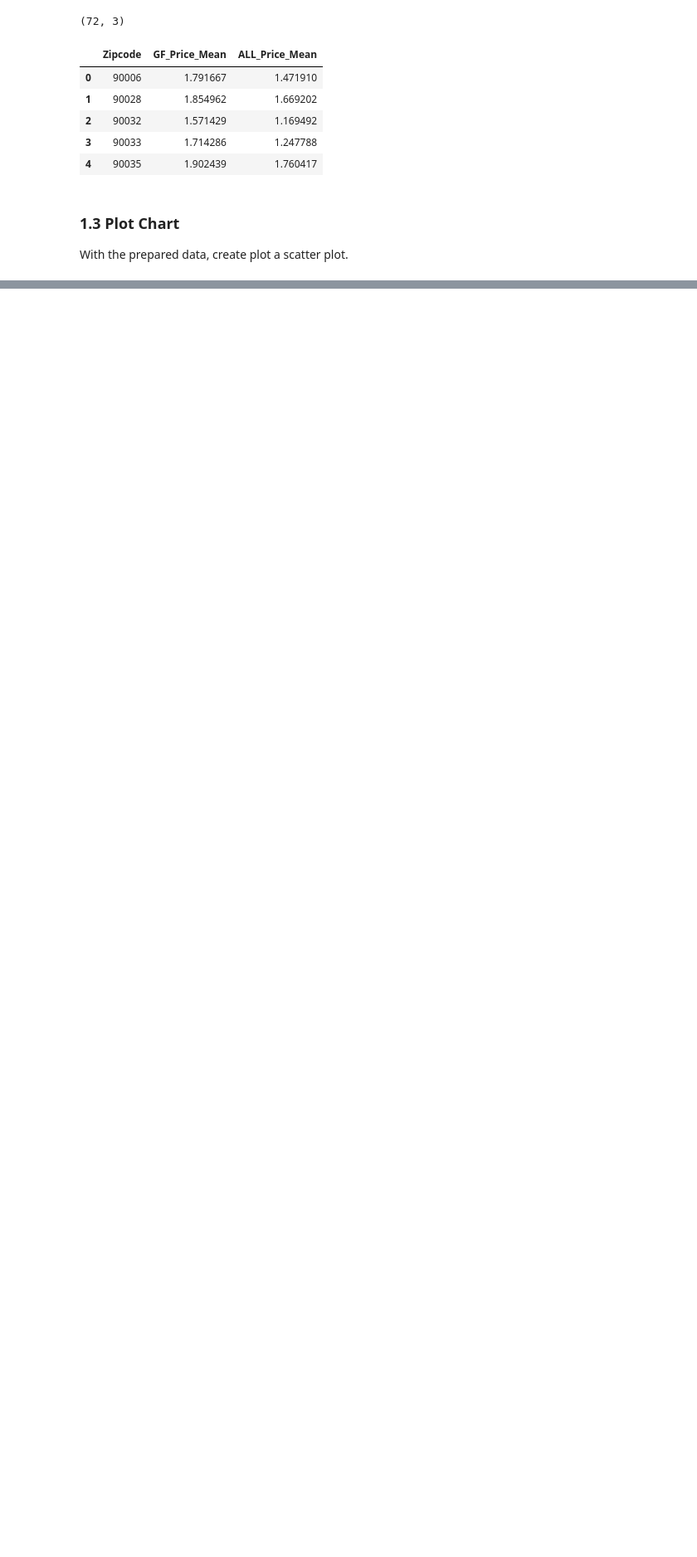
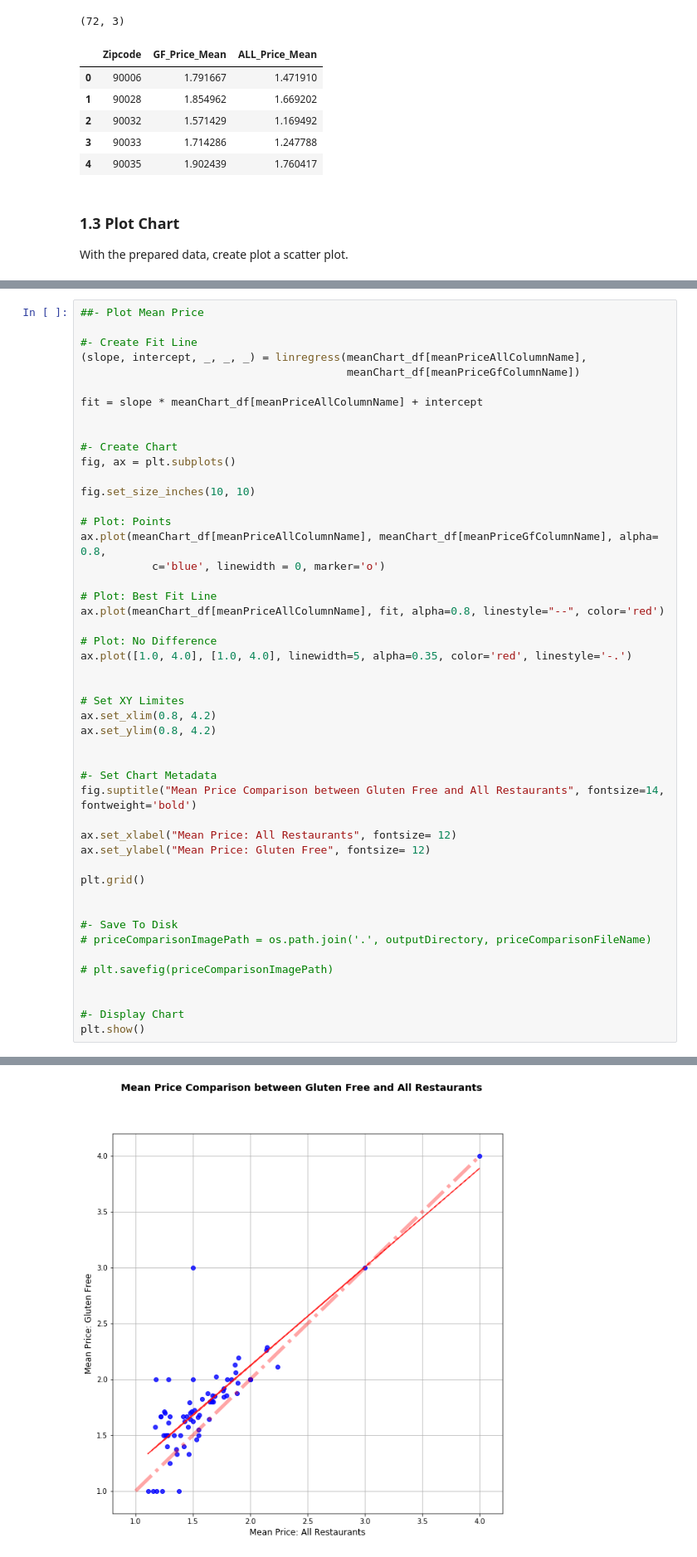
Before and after one commit to connie-hu/DataViz_Project, a Jupyter notebook: Scott/Analysis_GfMoreExpensive.ipynb, the cells around one changed output, grey strips where cells are left out. Shown at 83% size. Drawn from its saved outputs; the diff is of its cells as text; blank space fills up the shorter version.

Commit message:
Created chart for compare means

```diff
--- a/Scott/Analysis_GfMoreExpensive.ipynb
+++ b/Scott/Analysis_GfMoreExpensive.ipynb
@@ -143,3 +145,52 @@ plt.savefig(priceComparisonImagePath)
 plt.show()
 # %% [output]
 [figure]
+# %%
+##- Plot Mean Price
+
+#- Create Fit Line
+(slope, intercept, _, _, _) = linregress(meanChart_df[meanPriceAllColumnName],
+                                         meanChart_df[meanPriceGfColumnName])
+
+fit = slope * meanChart_df[meanPriceAllColumnName] + intercept
+
+
+#- Create Chart
+fig, ax = plt.subplots()
+
+fig.set_size_inches(10, 10)
+
+# Plot: Points
+ax.plot(meanChart_df[meanPriceAllColumnName], meanChart_df[meanPriceGfColumnName], alpha= 0.8,
+           c='blue', linewidth = 0, marker='o')
+
+# Plot: Best Fit Line
+ax.plot(meanChart_df[meanPriceAllColumnName], fit, alpha=0.8, linestyle="--", color='red')
+
+# Plot: No Difference
+ax.plot([1.0, 4.0], [1.0, 4.0], linewidth=5, alpha=0.35, color='red', linestyle='-.')
+
+
+# Set XY Limites
+ax.set_xlim(0.8, 4.2)
+ax.set_ylim(0.8, 4.2)
+
+
+#- Set Chart Metadata
+fig.suptitle("Mean Price Comparison between Gluten Free and All Restaurants", fontsize=14, fontweight='bold')
+
+ax.set_xlabel("Mean Price: All Restaurants", fontsize= 12)
+ax.set_ylabel("Mean Price: Gluten Free", fontsize= 12)
+
+plt.grid()
+
+
+#- Save To Disk
+# priceComparisonImagePath = os.path.join('.', outputDirectory, priceComparisonFileName)
+
+# plt.savefig(priceComparisonImagePath)
+
+
+#- Display Chart
+plt.show()
+# %% [output]
@@ -145,0 +198 @@ plt.show()
+[figure, added]
```
Also changed, not shown: parts of 2 cells of this notebook, 1 other file.
